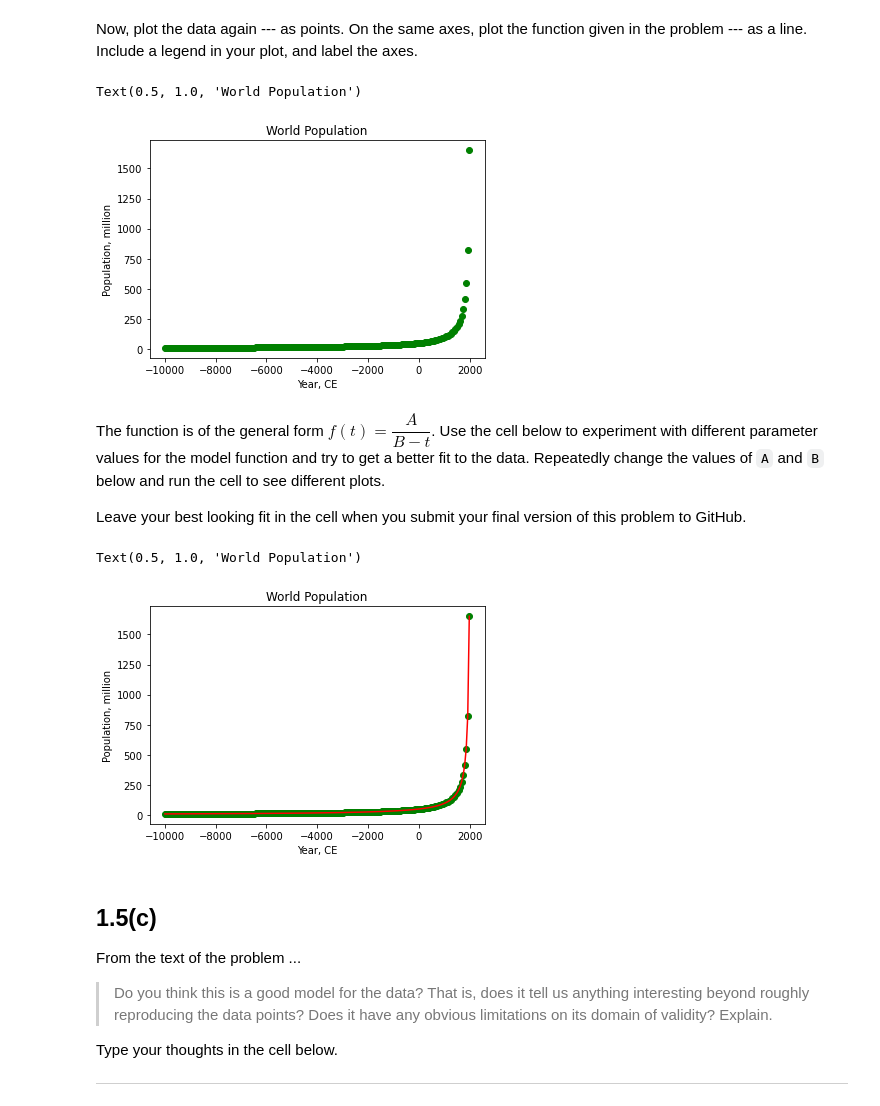
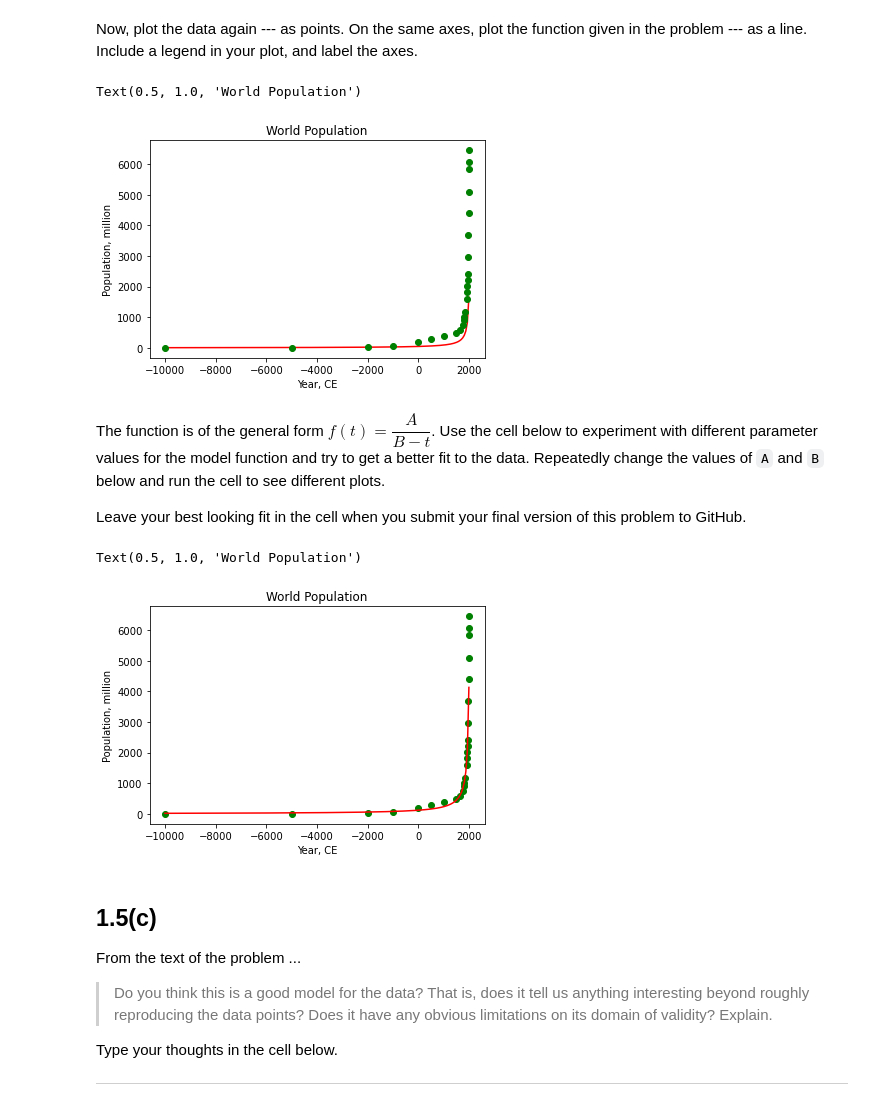
Before and after one commit to kvkp/biophysics, a Jupyter notebook: week-01/problem-1.5.ipynb, the cells around one changed output. Cells and saved outputs as stored; diff of their text form; code cells hidden in the pictures.

```diff
--- a/week-01/problem-1.5.ipynb
+++ b/week-01/problem-1.5.ipynb
@@ -44,27 +44,28 @@ Now we are going to plot the data points and a model on the same axes.
 To plot the function, create an array for a variable `t` that covers the relevant time interval (using `np.linspace`), and an array called `f` that contains the values of the function.
 # %%
 t = np.linspace(-10000,2050,200)
-f = 100000/(2050-t)
+f = 100000/(2050-t/1)
 # %% [markdown]
 Now, plot the data again --- as points.  On the same axes, plot the function given in the problem --- as a line.  Include a legend in your plot, and label the axes.
 # %%
-plt.plot(t, f, 'o', color='green')
+plt.plot(t, f, color='red')
+plt.plot(time, population, 'o', color='green')
 plt.xlabel("Year, CE")
 plt.ylabel("Population, million")
 plt.title("World Population")
 # %% [output]
 Text(0.5, 1.0, 'World Population')
-[figure, old version]
+[figure, new version]
 # %% [markdown]
 The function is of the general form $f(t) = \dfrac{A}{B-t}$.  Use the cell below to experiment with different parameter values for the model function and try to get a better fit to the data.  Repeatedly change the values of `A` and `B` below and run the cell to see different plots.
 
 Leave your best looking fit in the cell when you submit your final version of this problem to GitHub.
 # %%
-A = 100000
+A = 250000
 B = 2050
 ft = A/(B-t)
 
-plt.plot(t, f, 'o', color='green')
+plt.plot(time, population, 'o', color='green')
 plt.plot(t, ft, color='red')
 plt.xlabel("Year, CE")
 plt.ylabel("Population, million")
@@ -77,7 +78,7 @@ plt.title("World Population")
 # Copy your plotting code from the cell above here.
 # %% [output]
 Text(0.5, 1.0, 'World Population')
-[figure, old version]
+[figure, new version]
 # %% [markdown]
 ## 1.5(c)
 
```
